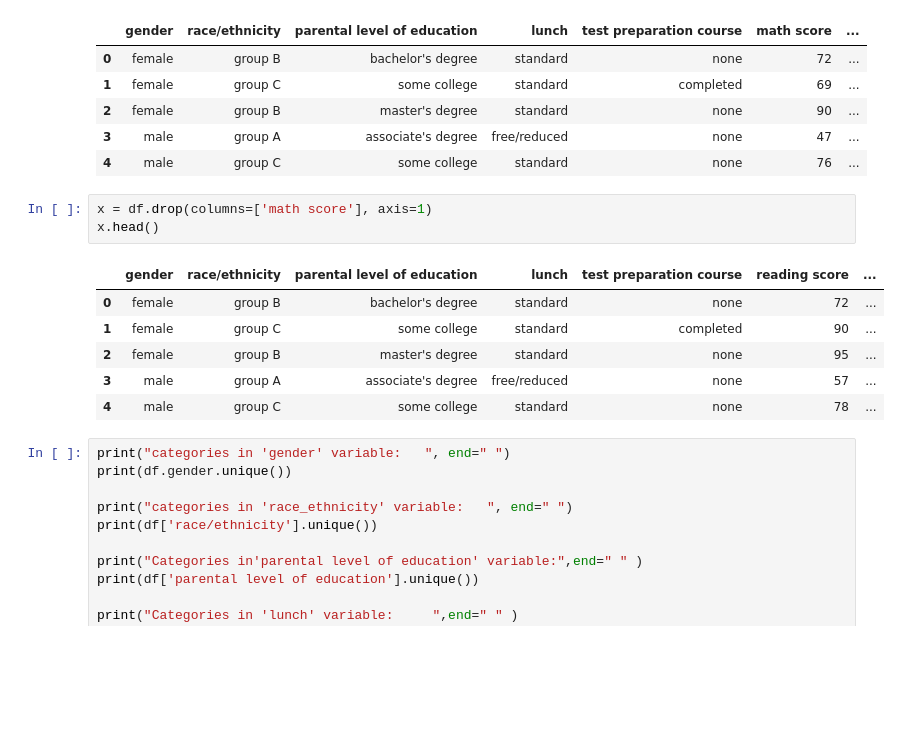
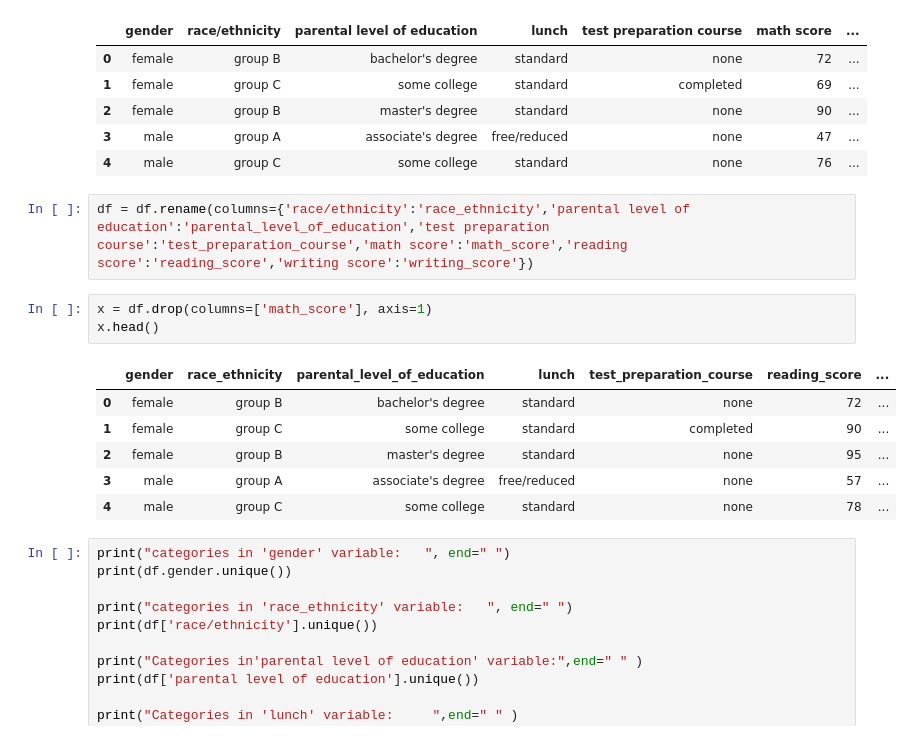
Before and after one commit to victordami02/ML-project, a Jupyter notebook: notebook/Model training.ipynb, the cells around one changed output. Drawn from its saved outputs; the diff is of its cells as text; blank space fills up the shorter version.

```diff
--- a/notebook/Model training.ipynb
+++ b/notebook/Model training.ipynb
@@ -39,11 +39,13 @@ df.head()
 | 2 | female | group B | master's degree | standard | none | 90 | ... |
 | 3 | male | group A | associate's degree | free/reduced | none | 47 | ... |
 | 4 | male | group C | some college | standard | none | 76 | ... |
+# %%
+df = df.rename(columns={'race/ethnicity':'race_ethnicity','parental level of education':'parental_level_of_education','test preparation course':'test_preparation_course','math score':'math_score','reading score':'reading_score','writing score':'writing_score'})
 # %%
-x = df.drop(columns=['math score'], axis=1)
+x = df.drop(columns=['math_score'], axis=1)
 x.head()
 # %% [output]
-|  | gender | race/ethnicity | parental level of education | lunch | test preparation course | reading score | ... |
+|  | gender | race_ethnicity | parental_level_of_education | lunch | test_preparation_course | reading_score | ... |
 | 0 | female | group B | bachelor's degree | standard | none | 72 | ... |
 | 1 | female | group C | some college | standard | completed | 90 | ... |
 | 2 | female | group B | master's degree | standard | none | 95 | ... |
```
Also changed, not shown: 23 other files.
